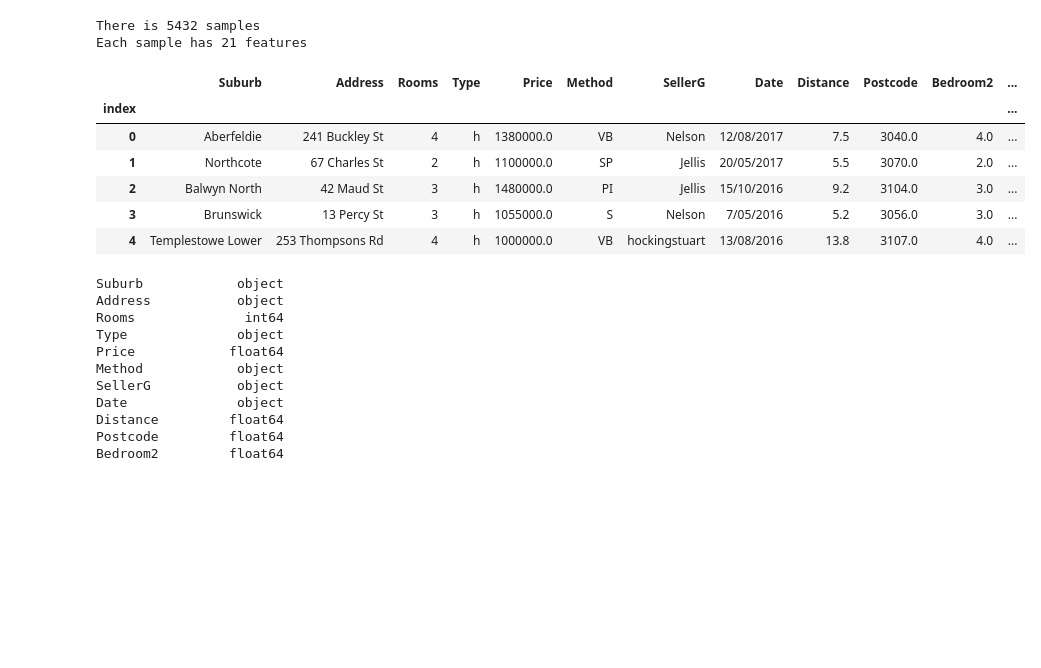
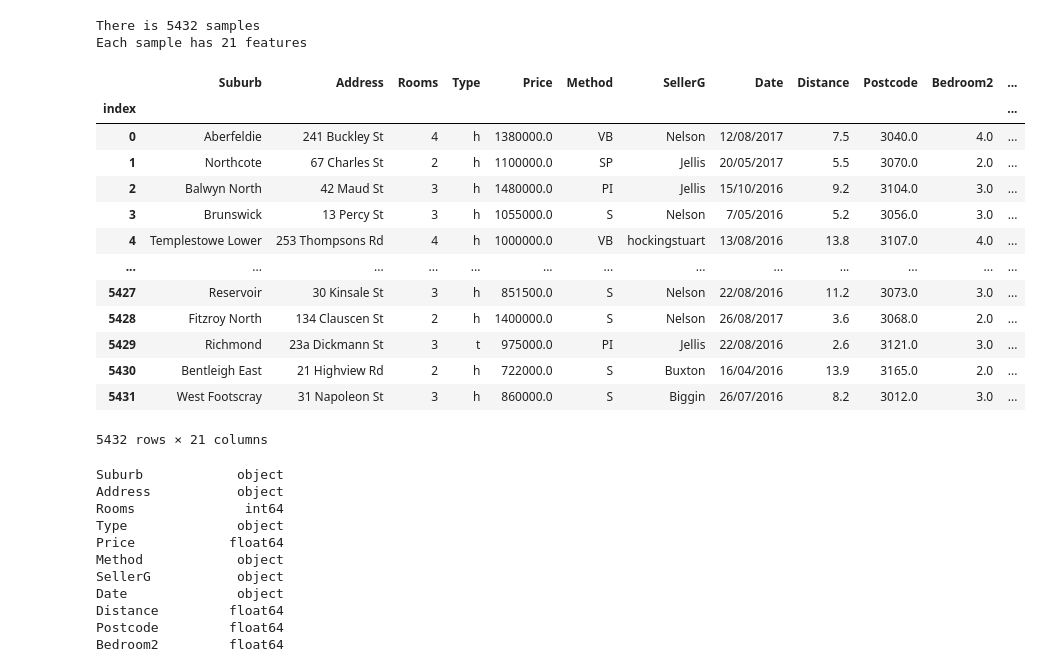
Before and after one commit to paubernabe/Aprenentatge-Automatic, a Jupyter notebook: TEOPR/P2/Session2_project.ipynb, the cells around one changed output. Cells and saved outputs as stored; diff of their text form; code cells hidden in the pictures; blank space fills up the shorter version.

```diff
--- a/TEOPR/P2/Session2_project.ipynb
+++ b/TEOPR/P2/Session2_project.ipynb
@@ -65,15 +65,22 @@ There is 5432 samples
 Each sample has 21 features
 # %%
 # print the top elements from the dataset
-train_set.head()
+train_set
 # %% [output]
 |  | Suburb | Address | Rooms | Type | Price | Method | SellerG | Date | Distance | Postcode | Bedroom2 | ... |
 | index |  |  |  |  |  |  |  |  |  |  |  | ... |
 | 0 | Aberfeldie | 241 Buckley St | 4 | h | 1380000.0 | VB | Nelson | 12/08/2017 | 7.5 | 3040.0 | 4.0 | ... |
 | 1 | Northcote | 67 Charles St | 2 | h | 1100000.0 | SP | Jellis | 20/05/2017 | 5.5 | 3070.0 | 2.0 | ... |
 | 2 | Balwyn North | 42 Maud St | 3 | h | 1480000.0 | PI | Jellis | 15/10/2016 | 9.2 | 3104.0 | 3.0 | ... |
 | 3 | Brunswick | 13 Percy St | 3 | h | 1055000.0 | S | Nelson | 7/05/2016 | 5.2 | 3056.0 | 3.0 | ... |
 | 4 | Templestowe Lower | 253 Thompsons Rd | 4 | h | 1000000.0 | VB | hockingstuart | 13/08/2016 | 13.8 | 3107.0 | 4.0 | ... |
+| ... | ... | ... | ... | ... | ... | ... | ... | ... | ... | ... | ... | ... |
+| 5427 | Reservoir | 30 Kinsale St | 3 | h | 851500.0 | S | Nelson | 22/08/2016 | 11.2 | 3073.0 | 3.0 | ... |
+| 5428 | Fitzroy North | 134 Clauscen St | 2 | h | 1400000.0 | S | Nelson | 26/08/2017 | 3.6 | 3068.0 | 2.0 | ... |
+| 5429 | Richmond | 23a Dickmann St | 3 | t | 975000.0 | PI | Jellis | 22/08/2016 | 2.6 | 3121.0 | 3.0 | ... |
+| 5430 | Bentleigh East | 21 Highview Rd | 2 | h | 722000.0 | S | Buxton | 16/04/2016 | 13.9 | 3165.0 | 2.0 | ... |
+| 5431 | West Footscray | 31 Napoleon St | 3 | h | 860000.0 | S | Biggin | 26/07/2016 | 8.2 | 3012.0 | 3.0 | ... |
+5432 rows × 21 columns
 # %%
 # As it can be seen the database contains several features, some of them numerical and some of them are categorical.
 # It is important to check each of the to understand it.
```
Also changed, not shown: parts of 8 cells of this notebook, 8 other files.
